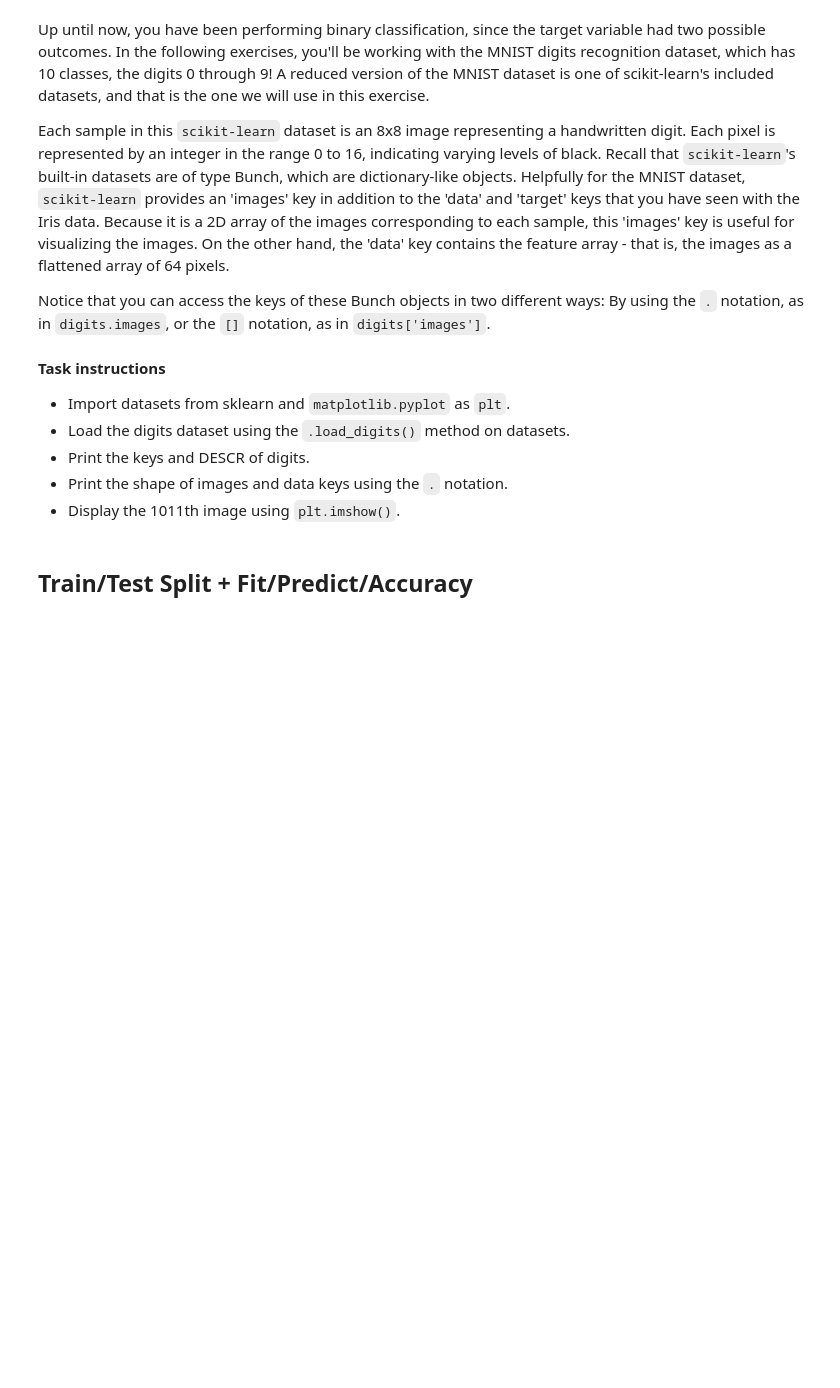
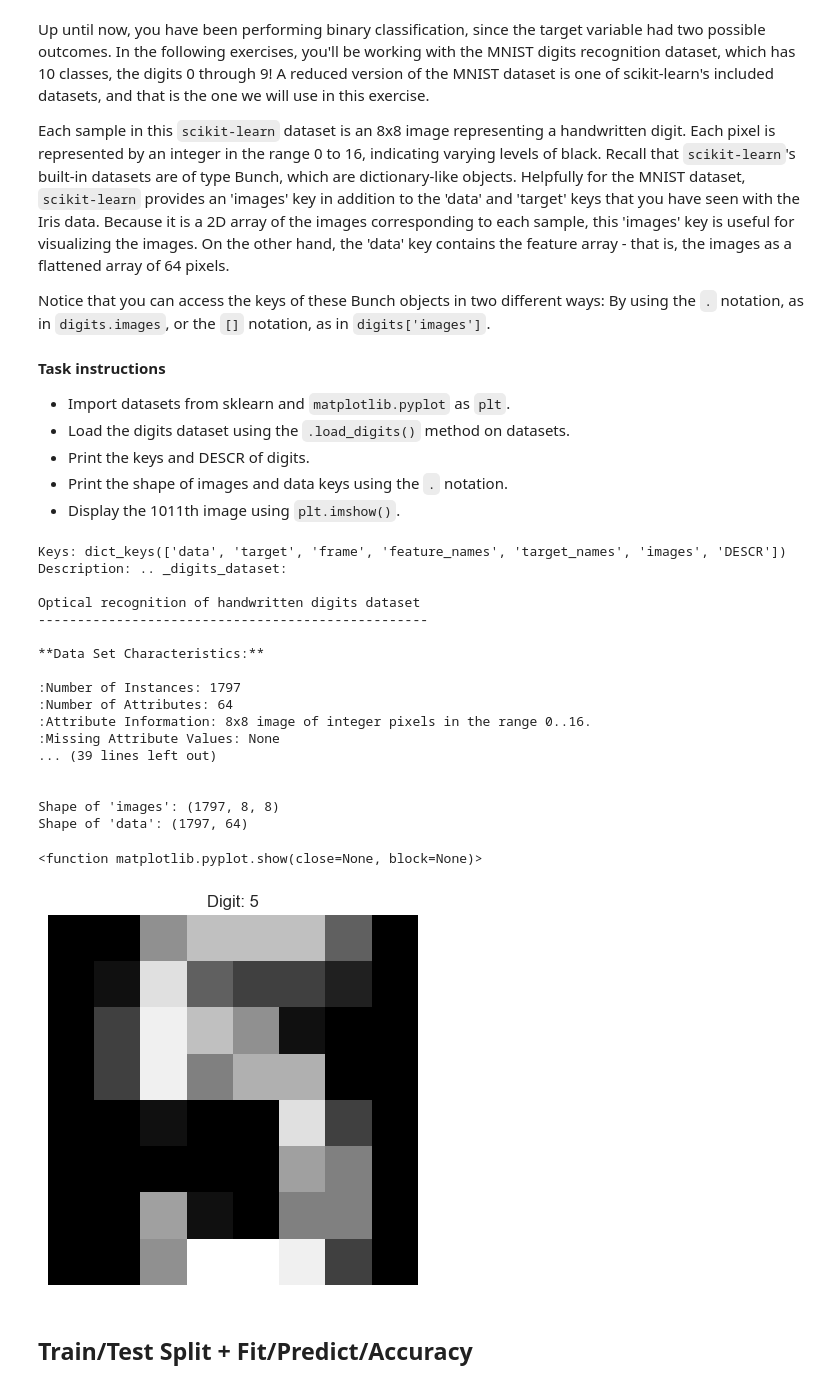
Before and after one commit to onlybuzy/Homework_VA_25, a Jupyter notebook: Classification.ipynb, the cells around one changed output. Drawn from its saved outputs; the diff is of its cells as text; code cells hidden in the pictures; blank space fills up the shorter version.

```diff
--- a/Classification.ipynb
+++ b/Classification.ipynb
@@ -157,22 +205,50 @@ Notice that you can access the keys of these Bunch objects in two different ways
 # %%
 # Import necessary modules
 from sklearn import datasets
 import matplotlib.pyplot as plt
 
 # Load the digits dataset: digits
-____
+
+digits=datasets.load_digits()
 
 # Print the keys and DESCR of the dataset
-____
-____
+
+print('Keys:', digits.keys())
+print('Description:',digits.DESCR)
 
 # Print the shape of the images and data keys
-____
-____
+print("\nShape of 'images':", digits.images.shape)
+print("Shape of 'data':", digits.data.shape)
 
 # Display digit 1010
-____
-____
+
+number_1010=digits.images[1010]
+target_1010=digits.target[1010]
+
+plt.imshow(number_1010,cmap='gray')
+plt.title(f'Digit: {target_1010}')
+plt.axis('off')
+plt.show
+# %% [output]
+Keys: dict_keys(['data', 'target', 'frame', 'feature_names', 'target_names', 'images', 'DESCR'])
+Description: .. _digits_dataset:
+
+Optical recognition of handwritten digits dataset
+--------------------------------------------------
+
+**Data Set Characteristics:**
+
+:Number of Instances: 1797
+:Number of Attributes: 64
+:Attribute Information: 8x8 image of integer pixels in the range 0..16.
+:Missing Attribute Values: None
+... (39 lines left out)
+
+
+Shape of 'images': (1797, 8, 8)
+Shape of 'data': (1797, 64)
+<function matplotlib.pyplot.show(close=None, block=None)>
+[figure, added]
 # %% [markdown]
 ## Train/Test Split + Fit/Predict/Accuracy
 # %% [markdown]
```
Also changed, not shown: parts of 14 cells of this notebook.
